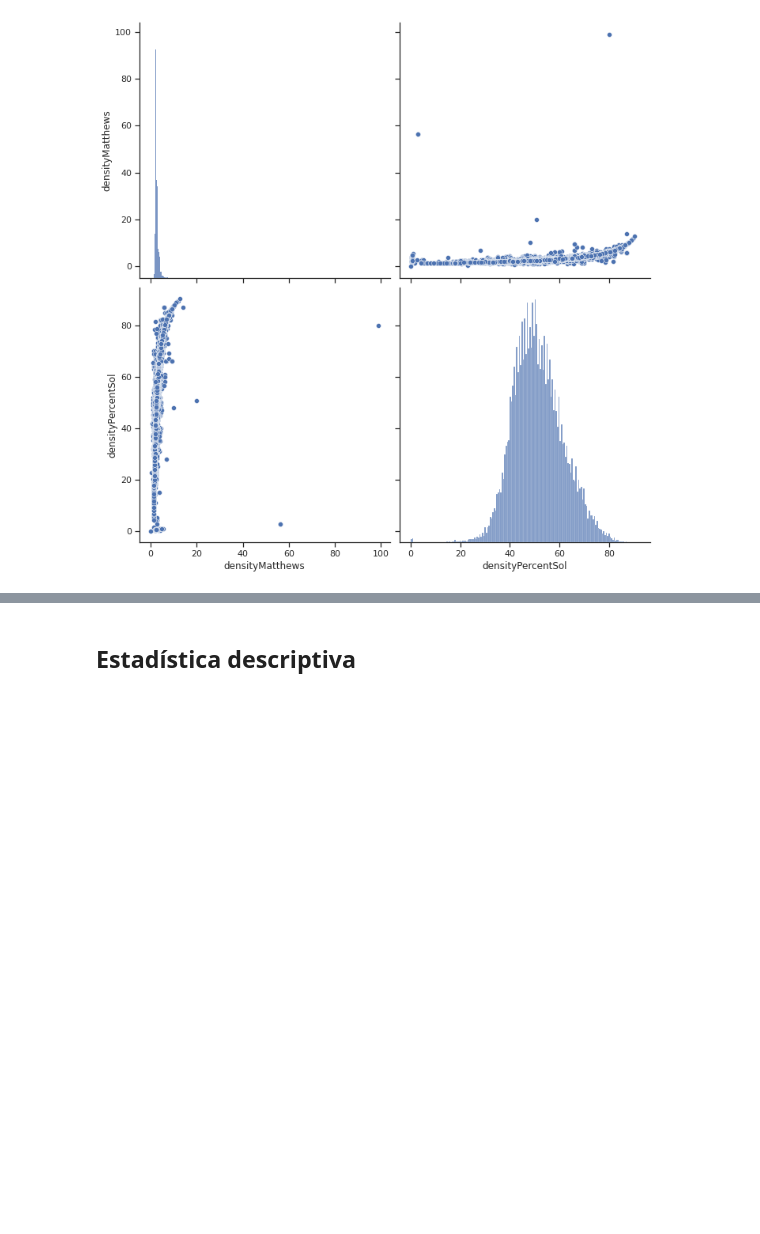
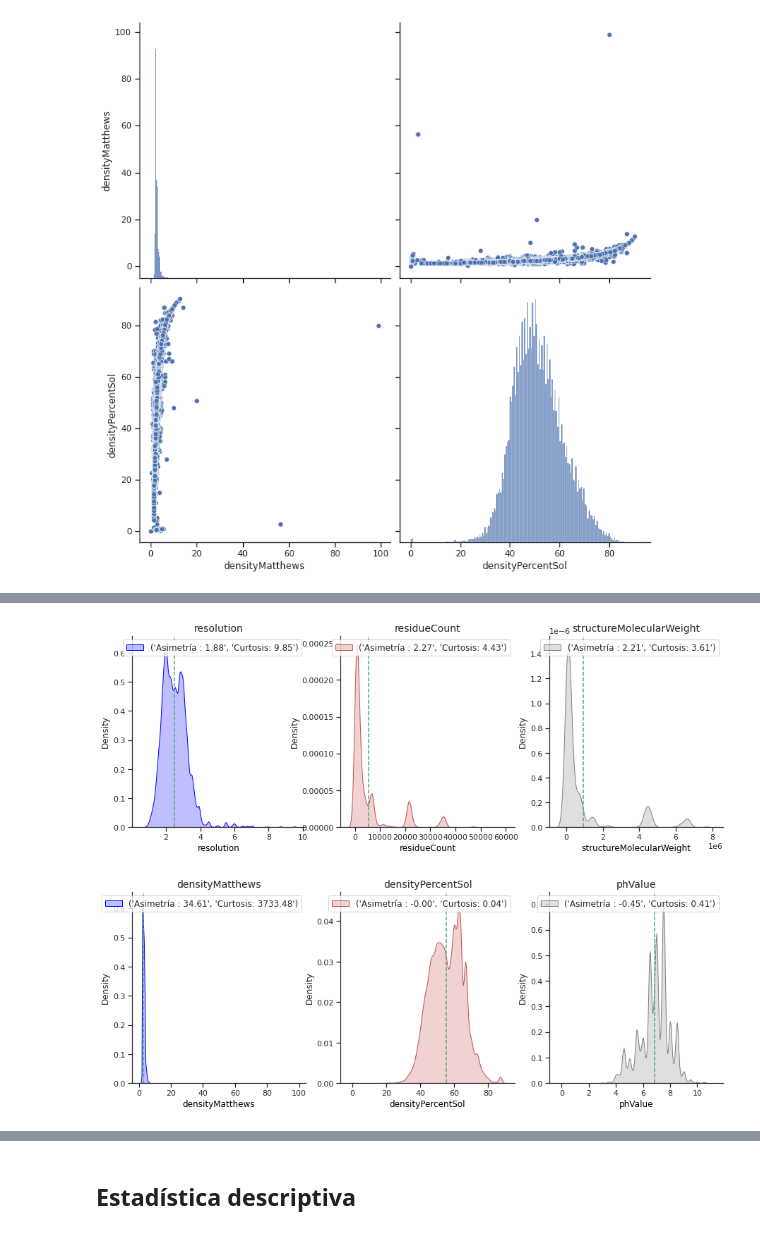
Before and after one commit to brunomb97/mat281-proyecto, a Jupyter notebook: resultados.ipynb, the cells around one changed output, grey strips where cells are left out. Drawn from its saved outputs; the diff is of its cells as text; code cells hidden in the pictures; blank space fills up the shorter version.

```diff
--- a/resultados.ipynb
+++ b/resultados.ipynb
@@ -208,0 +218,5 @@ sns.set(style="ticks", color_codes=True)
+# %%
+pdb_merge = (pdb_no_dups.merge(pdb_seq,
+                         how='inner',
+                         on=['structureId', 'macromoleculeType', 'residueCount']))
+pdb_merge.head()
@@ -208,0 +230,10 @@ sns.set(style="ticks", color_codes=True)
+# %%
+pdb_merge_isnull = (pd.DataFrame(
+                round( (pdb_merge.isnull().sum().sort_values(ascending=False) / pdb_merge.shape[0])*100,1))
+                .reset_index())
+
+pdb_merge_isnull.columns = ['Columns', '% of Missing Data']
+pdb_merge_isnull.style.format({'% of Missing Data': lambda x:'{:.1%}'.format(abs(x))})
+cm = sns.light_palette("skyblue", as_cmap=True)
+
+pdb_merge_isnull.style.background_gradient(cmap=cm)
@@ -208,0 +260,3 @@ sns.set(style="ticks", color_codes=True)
+# %%
+pdb = pdb_merge.dropna(subset = list(pdb_merge_isnull['Columns'][:7]))
+pdb.head()
@@ -208,0 +300,5 @@ sns.set(style="ticks", color_codes=True)
+# %%
+tenClassification = pdb["classification"].value_counts()[:10].index
+pdb_10cl = pdb[lambda df: df["classification"].isin(tenClassification)]
+
+pdb_10cl.describe(include="all").T.fillna("")
@@ -208,0 +323,6 @@ sns.set(style="ticks", color_codes=True)
+# %%
+triple_distribution_plot(pdb_10cl, 'resolution','residueCount','structureMolecularWeight')
+triple_distribution_plot(pdb_10cl, 'densityMatthews','densityPercentSol','phValue')
+# %% [output]
+[figure, added]
+[figure, added]
```
Also changed, not shown: parts of 21 cells of this notebook.
